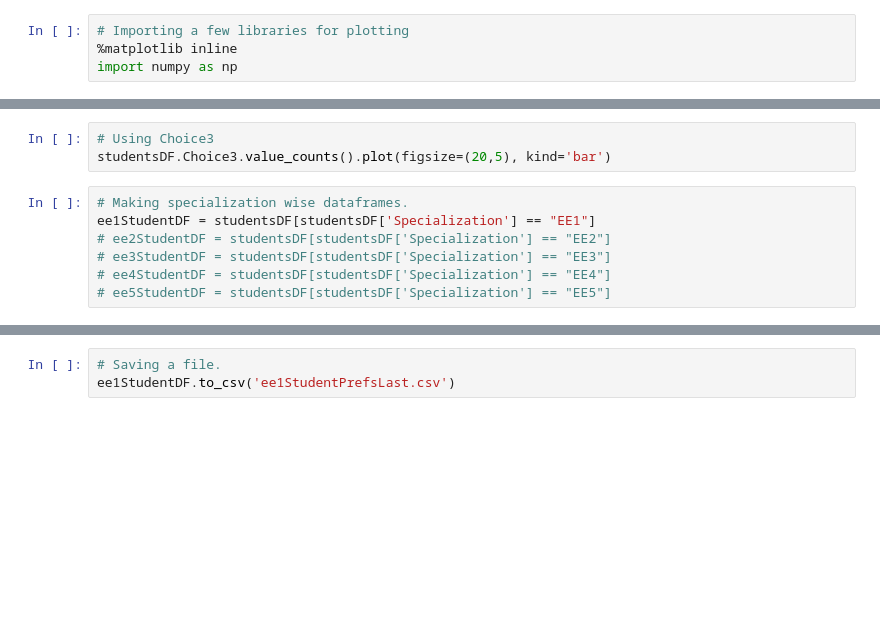
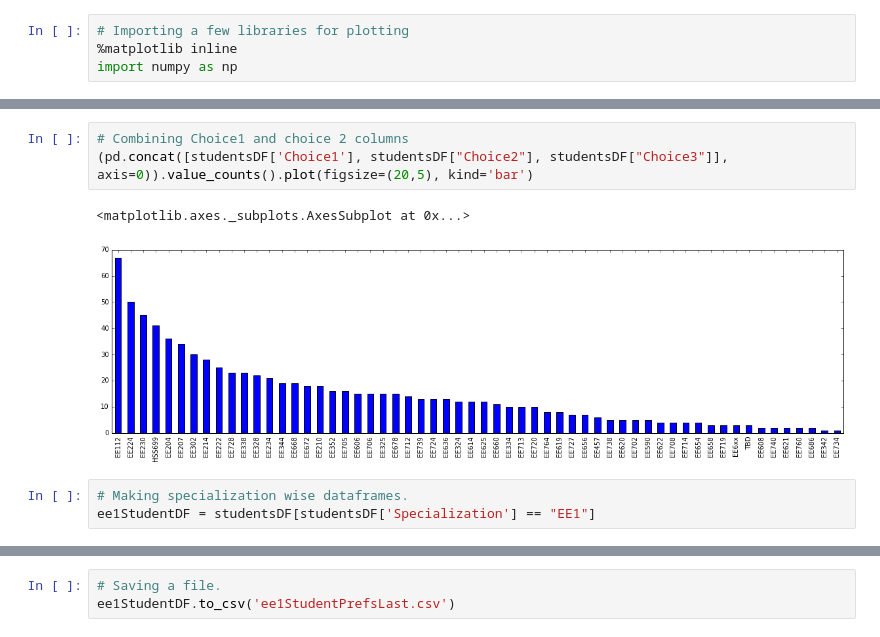
Before and after one commit to saurabhkm/SciPy2015, a Jupyter notebook: TA/withPandas.ipynb, the cells around one changed output, grey strips where cells are left out. Cells and saved outputs as stored; diff of their text form; blank space fills up the shorter version.

```diff
--- a/TA/withPandas.ipynb
+++ b/TA/withPandas.ipynb
@@ -78,13 +124,12 @@ studentsDF.Choice2.value_counts().plot(figsize=(20,5), kind='bar')
 # %%
-# Using Choice3
-studentsDF.Choice3.value_counts().plot(figsize=(20,5), kind='bar')
+# Combining Choice1 and choice 2 columns
+(pd.concat([studentsDF['Choice1'], studentsDF["Choice2"], studentsDF["Choice3"]], axis=0)).value_counts().plot(figsize=(20,5), kind='bar')
+# %% [output]
+<matplotlib.axes._subplots.AxesSubplot at 0x...>
+[figure, added]
 # %%
 # Making specialization wise dataframes.
 ee1StudentDF = studentsDF[studentsDF['Specialization'] == "EE1"]
-# ee2StudentDF = studentsDF[studentsDF['Specialization'] == "EE2"]
-# ee3StudentDF = studentsDF[studentsDF['Specialization'] == "EE3"]
-# ee4StudentDF = studentsDF[studentsDF['Specialization'] == "EE4"]
-# ee5StudentDF = studentsDF[studentsDF['Specialization'] == "EE5"]
 # %%
 # Viewing the new EE1 dataframe
 ee1StudentDF.head()
```
Also changed, not shown: parts of 15 cells of this notebook.
